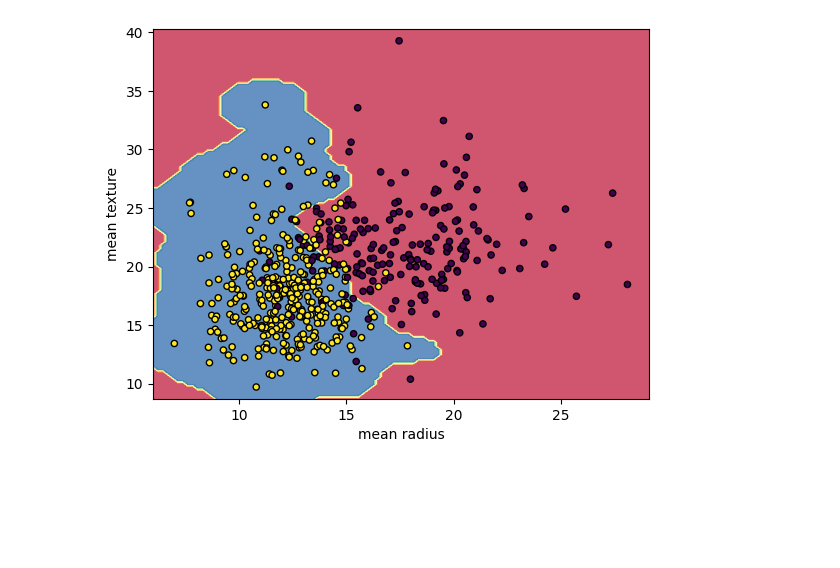
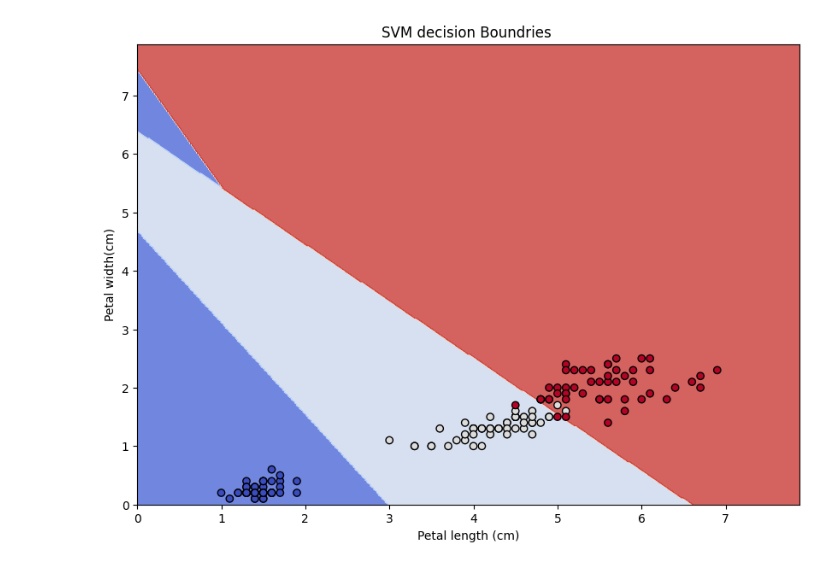
Before and after one commit to Yashmitha22/ML_projects, a Jupyter notebook: SVM.ipynb, the cells around one changed output. Drawn from its saved outputs; the diff is of its cells as text; code cells hidden in the pictures; blank space fills up the shorter version.

```diff
--- a/SVM.ipynb
+++ b/SVM.ipynb
@@ -17,16 +8,41 @@ SVC(gamma=0.5)
-# %%
-DecisionBoundaryDisplay.from_estimator(
-  svm,
-        X,
-        response_method="predict",
-        cmap=plt.cm.Spectral,
-        alpha=0.8,
-        xlabel=cancer.feature_names[0],
-        ylabel=cancer.feature_names[1],
-)
-plt.scatter(X[:,0],X[:,1],
-            c=y,
-            s=20,edgecolors="k")
-plt.show()
-# %% [output]
-[figure, removed]
+# %%
+#load iris dataset from scikit-learn
+iris = datasets.load_iris()
+# %%
+#to make the visulaization easy lets use two features (petal length and petal width)
+X = iris.data[:,2:]
+y = iris.target
+# %%
+#create and train the SVM model
+C = 1.0
+svc_model = svm.SVC(kernel='linear',C=C).fit(X,y)
+# %%
+#Creating the decision boundries
+x_min,x_max = X[:,0].min() - 1, X[:,0].max() + 1
+y_min,y_max = X[:,0].min() - 1, X[:,0].max() + 1
+#step the size for the mesh grid
+h = 0.02
+xx, yy = np.meshgrid(np.arange(x_min,x_max,h),
+                     np.arange(y_min,y_max,h))
+
+#using the training model to predict the class
+Z = svc_model.predict(np.c_[xx.ravel(), yy.ravel()])
+
+#reshape the prediction to match the mesh grid
+Z = Z.reshape(xx.shape)
+# %%
+#create the plot
+plt.figure(figsize=(10,7))
+
+plt.contourf(xx,yy,Z,cmap=plt.cm.coolwarm, alpha=0.8)
+
+#Overlay the original data points on the plot
+plt.scatter(X[:,0],X[:,1],c=y,cmap=plt.cm.coolwarm,edgecolors='k')
+
+#Adding the labels and titles
+plt.xlabel('Petal length (cm)')
+plt.ylabel('Petal width(cm)')
+plt.title('SVM decision Boundries ')
+plt.show()
+# %% [output]
+[figure, added]
```
Also changed, not shown: parts of 3 cells of this notebook.
